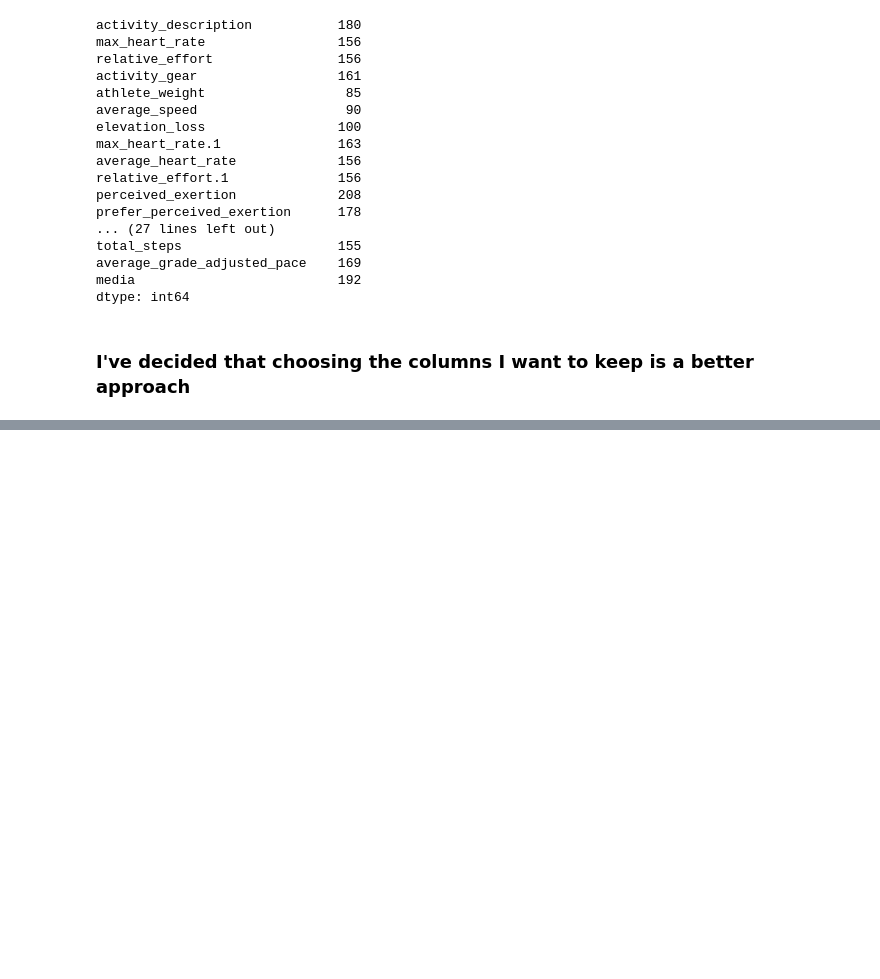
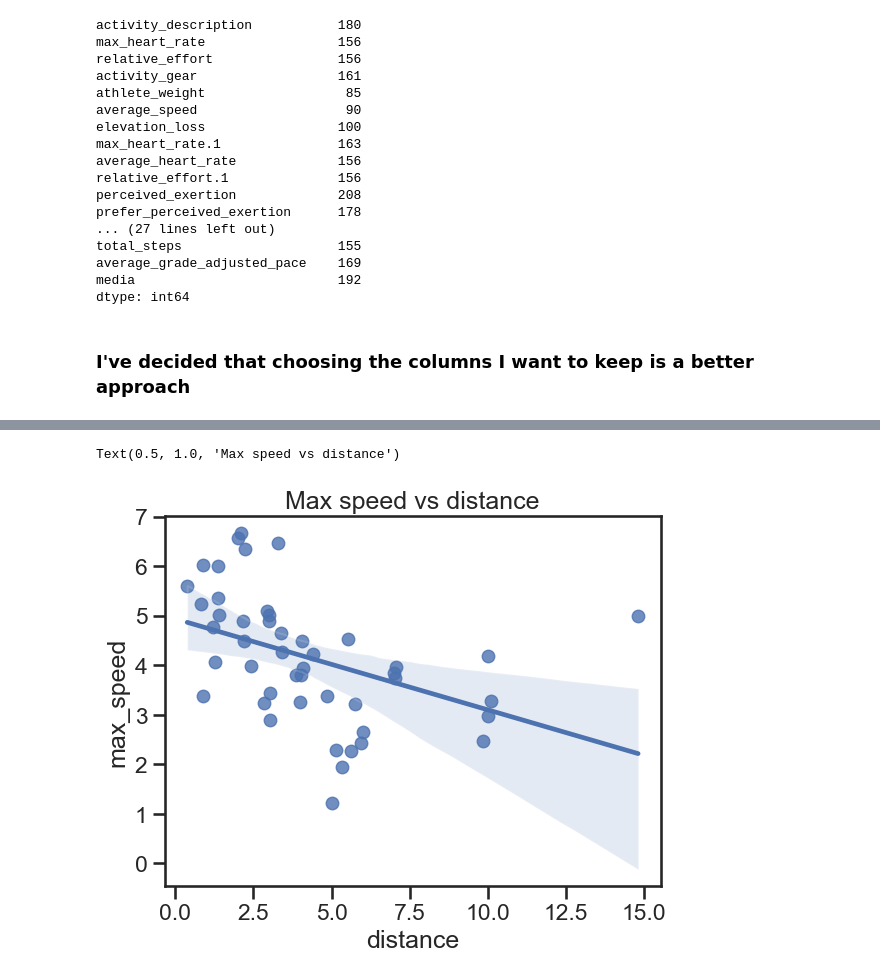
Before and after one commit to azaidrahman/Running-Analysis, a Jupyter notebook: Analysis/activities_analysis.ipynb, the cells around one changed output, grey strips where cells are left out. Drawn from its saved outputs; the diff is of its cells as text; code cells hidden in the pictures; blank space fills up the shorter version.

```diff
--- a/Analysis/activities_analysis.ipynb
+++ b/Analysis/activities_analysis.ipynb
@@ -371,3 +352,4 @@ df.activity_date = pd.to_datetime(df.activity_date)
 # %%
-training_begins_df = df[df.activity_date > '2024-04-01']
+total_df = df.copy(deep=True)
+df = df[df.activity_date > '2024-04-01']
 # %%
@@ -392,0 +379,13 @@ training_begins_df.isnull()
+# %%
+df['pace'] = (df['moving_time']/60)/(df['distance'])
+df['week'] = df['activity_date'].dt.to_period('W')
+df['start_date'] = df.week.apply(lambda r: r.start_time.date())
+df['max_speed'] = 1000/df['max_speed'] / 60
+
+weekly_stats = df.groupby('start_date').agg({
+    'distance': 'sum',
+    'pace': 'mean',
+    'average_heart_rate': 'mean',
+}).reset_index().set_index('start_date')
+
+weekly_stats
@@ -392,0 +411,11 @@ training_begins_df.isnull()
+# %%
+df = df[df.activity_date > '2024-04-21']
+
+weekly_stats = df.groupby('start_date').agg({
+    'distance': 'sum',
+    'pace': 'mean',
+    'average_heart_rate': 'mean',
+    'max_speed': 'mean'
+}).reset_index().set_index('start_date')
+
+weekly_stats
@@ -392,0 +440,7 @@ training_begins_df.isnull()
+# %%
+
+sns.set(style='ticks',context='talk')
+sns.regplot(x='distance',y='max_speed',data=df).set_title('Max speed vs distance')
+# %% [output]
+Text(0.5, 1.0, 'Max speed vs distance')
+[figure, added]
```
Also changed, not shown: parts of 20 cells of this notebook.
